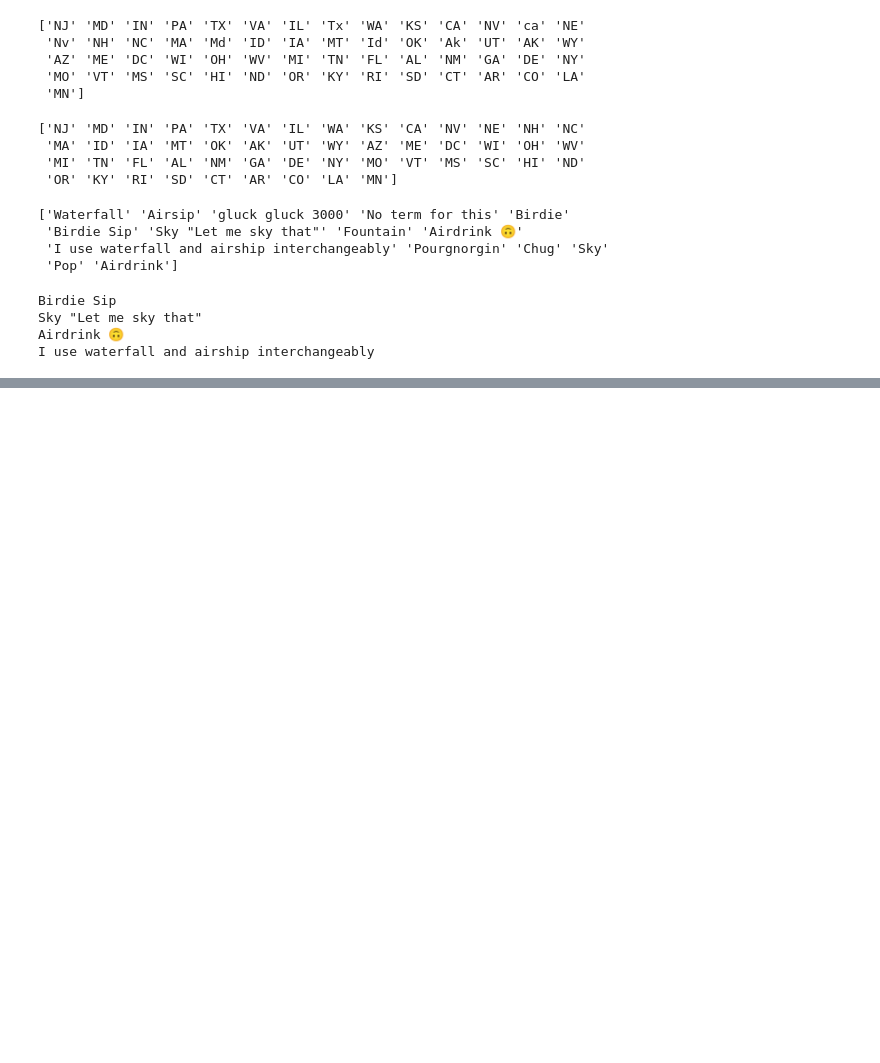
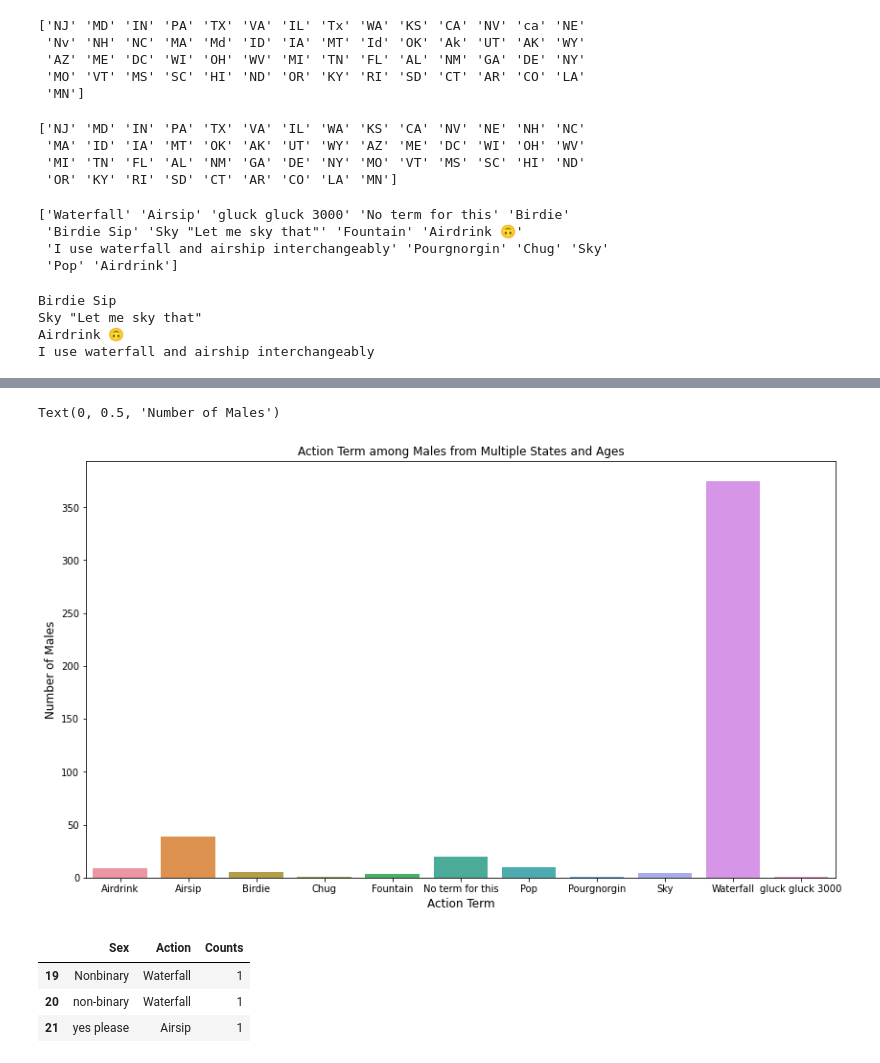
Before and after one commit to kevasinghal/finalproject, a Jupyter notebook: airsip.ipynb, the cells around one changed output, grey strips where cells are left out. Saved outputs shown, nothing was run; the diff lists cells and outputs as text; code cells hidden in the pictures; blank space fills up the shorter version.

```diff
--- a/airsip.ipynb
+++ b/airsip.ipynb
@@ -430,0 +464,23 @@ num_in_states.head(34)
+# %%
+## Plotting the number of MALES that say each term into a Barplot
+plt.figure(figsize=(14,8))
+sns.barplot(data=gen_act[gen_act['Sex'] == "Male"], x="Action", y="Counts")
+plt.title("Action Term among Males from Multiple States and Ages", fontsize = 12)
+plt.xlabel("Action Term", fontsize = 12)
+plt.ylabel("Number of Males", fontsize = 12)
+# %% [output]
+Text(0, 0.5, 'Number of Males')
+[figure, added]
+# %%
+## Analyzing the number of OTHER GENDERS that say each term into a Barplot
+# Plotting it will not give us a lot of information because both people with Sex = Nonbinary use Waterfall.
+# The other Sex = "yes please" which is not a valid option that we will be considering for this.
+
+temp = gen_act[gen_act['Sex'] != "Male"]
+temp = temp[temp['Sex'] != "Female"]
+temp
+# %% [output]
+|  | Sex | Action | Counts |
+| 19 | Nonbinary | Waterfall | 1 |
+| 20 | non-binary | Waterfall | 1 |
+| 21 | yes please | Airsip | 1 |
```
Also changed, not shown: parts of 5 cells of this notebook.
